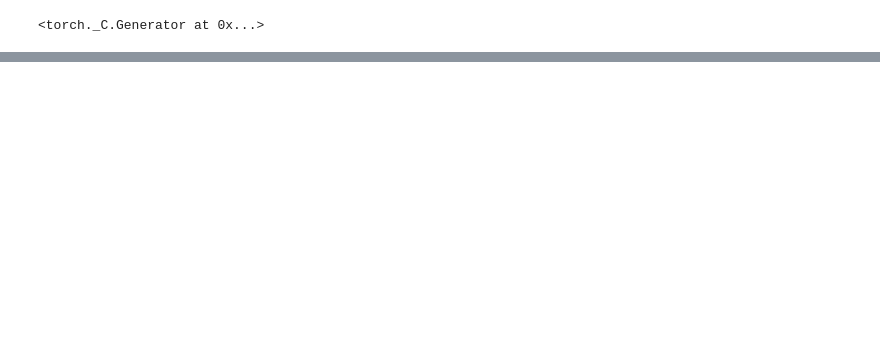
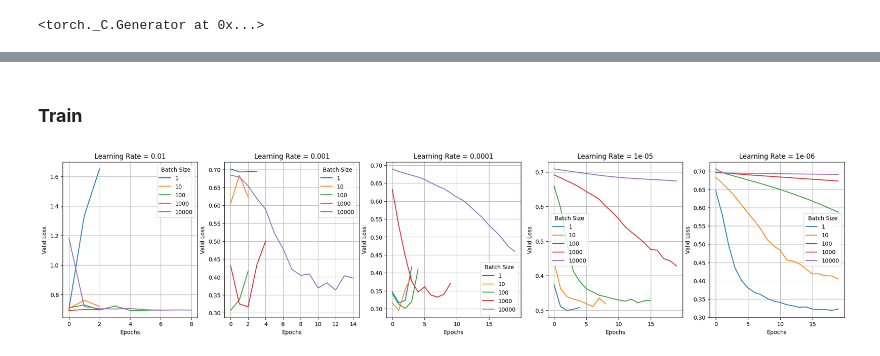
Before and after one commit to mclindino/Natural-Language-Processing, a Jupyter notebook: Parameters Analysis.ipynb, the cells around one changed output, grey strips where cells are left out. Drawn from its saved outputs; the diff is of its cells as text; code cells hidden in the pictures; blank space fills up the shorter version.

Commit message:
Add parameters analysis

```diff
--- a/Parameters Analysis.ipynb
+++ b/Parameters Analysis.ipynb
@@ -161,0 +112,3 @@ Criaremos uma divisão de treino (20k exemplos) e validação (5k exemplos) arti
+# %%
+device = torch.device("cuda:2" if torch.cuda.is_available() else "cpu")
+print(f'Device: {device}')
@@ -232,0 +347,40 @@ for x, y in zip(x_valid[-3:], y_valid[-3:]):
+# %% [markdown]
+### **Train**
+# %%
+bert_versions = ['bert-tiny', 'bert-mini'] #, 'bert-medium']
+
+for version in bert_versions:
+    for lr in params['lr']:
+        for batch_size, accum_iter in zip(params['batch_size'], params['accum_iter']):
+            model = BertForSequenceClassification.from_pretrained(params[version])
+            model = model.to(device)
+
+            early_stopping = EarlyStopping(patience=params['patience'], min_delta=params['min_delta'])
+            prepare_data   = PrepareData(params[version])
+            trainer        = Trainer(model, lr)
+
+            train_loader, valid_loader, test_loader = prepare_data.create_dataloader(batch_size)
+            logging        = Logging(f'{version}_{lr}_{batch_size*accum_iter}')
+
+            for epoch in tqdm(range(params['epochs']), desc=f'{version} --- Lr: {lr} --- Batch: {batch_size*accum_iter}'):
+                train_loss, train_acc = trainer.train(train_loader, accum_iter, logging)
+                valid_loss, valid_acc = trainer.evaluate(valid_loader)
+                logging.report(train_loss, train_acc, valid_loss, valid_acc)
+
+                if early_stopping(model, valid_loss): break
+
+            logging.save()
+# %%
+fig, axes = plt.subplots(1, 5, figsize=(25,5))
+for lr, ax in zip(params['lr'], axes.ravel()):
+    for batch_size in params['batch_size']:
+        log = pd.read_pickle(fr'bert-tiny_{lr}_{batch_size}.pkl')
+        ax.plot(log['valid_loss'])
+        ax.set_xlabel('Epochs')
+        ax.set_ylabel('Valid Loss')
+        ax.legend(params['batch_size'], title='Batch Size')
+        ax.set_title(f'Learning Rate = {lr}')
+        ax.grid()
+plt.show()
+# %% [output]
+[figure, added]
```
Also changed, not shown: parts of 30 cells of this notebook.
